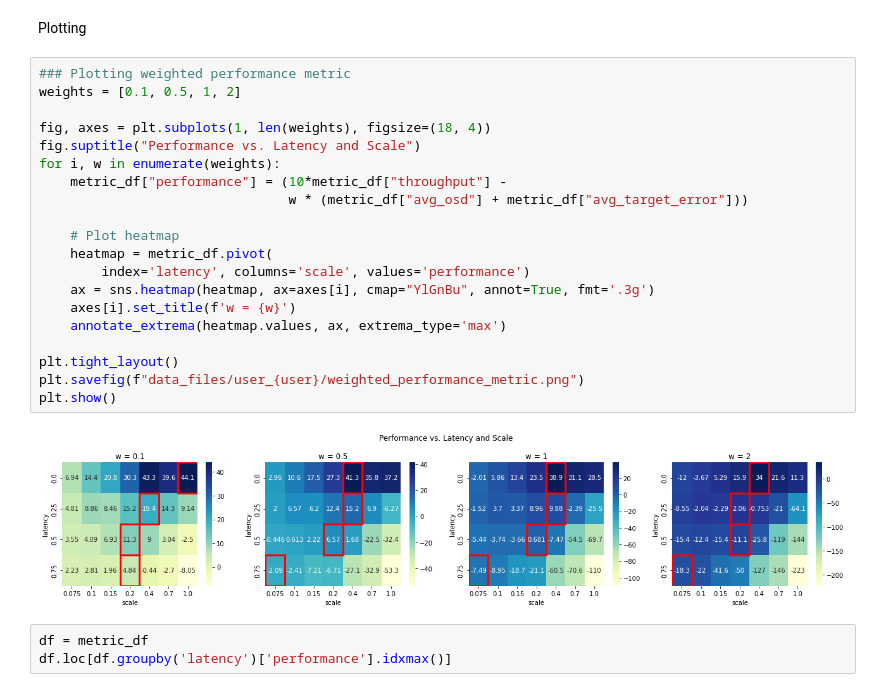
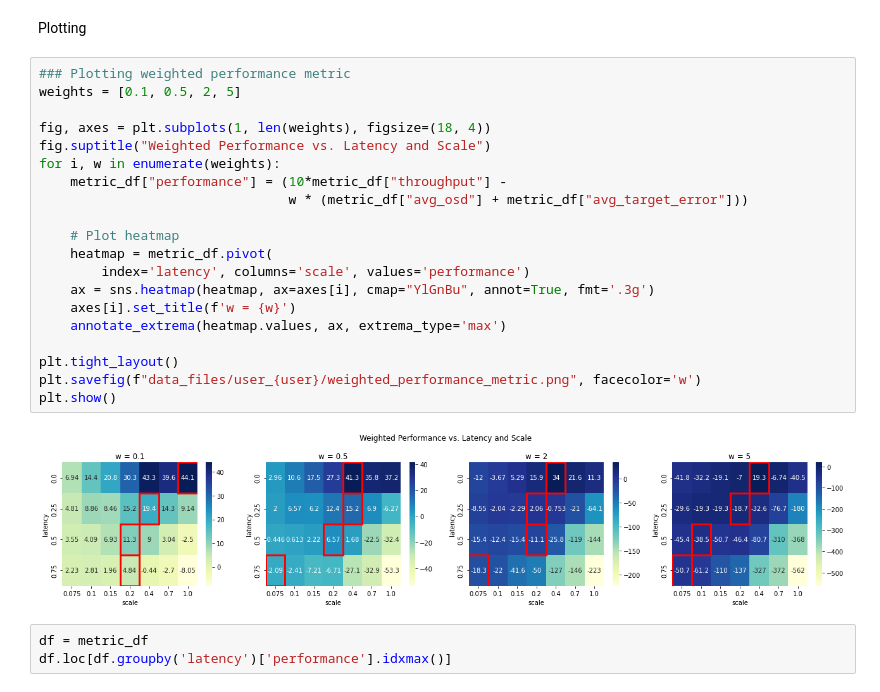
Before and after one commit to jasonkglim/MotionScaling, a Jupyter notebook: processing.ipynb, the cells around one changed output. Drawn from its saved outputs; the diff is of its cells as text.

```diff
--- a/processing.ipynb
+++ b/processing.ipynb
@@ -448,26 +448,26 @@ with open(f"{data_folder}/sum_stats.csv", mode='w', newline='') as f:
 Plotting
 # %%
 ### Plotting weighted performance metric
-weights = [0.1, 0.5, 1, 2]
+weights = [0.1, 0.5, 2, 5]
 
 fig, axes = plt.subplots(1, len(weights), figsize=(18, 4))
-fig.suptitle("Performance vs. Latency and Scale")
+fig.suptitle("Weighted Performance vs. Latency and Scale")
 for i, w in enumerate(weights):
 	metric_df["performance"] = (10*metric_df["throughput"] -
 								w * (metric_df["avg_osd"] + metric_df["avg_target_error"]))
 
 	# Plot heatmap
 	heatmap = metric_df.pivot(
 		index='latency', columns='scale', values='performance')
 	ax = sns.heatmap(heatmap, ax=axes[i], cmap="YlGnBu", annot=True, fmt='.3g')
 	axes[i].set_title(f'w = {w}')
 	annotate_extrema(heatmap.values, ax, extrema_type='max')
 
 plt.tight_layout()
-plt.savefig(f"data_files/user_{user}/weighted_performance_metric.png")
+plt.savefig(f"data_files/user_{user}/weighted_performance_metric.png", facecolor='w')
 plt.show()
 # %% [output]
-[figure, old version]
+[figure, new version]
 # %%
 df = metric_df
 df.loc[df.groupby('latency')['performance'].idxmax()]
```
Also changed, not shown: 10 other files.
